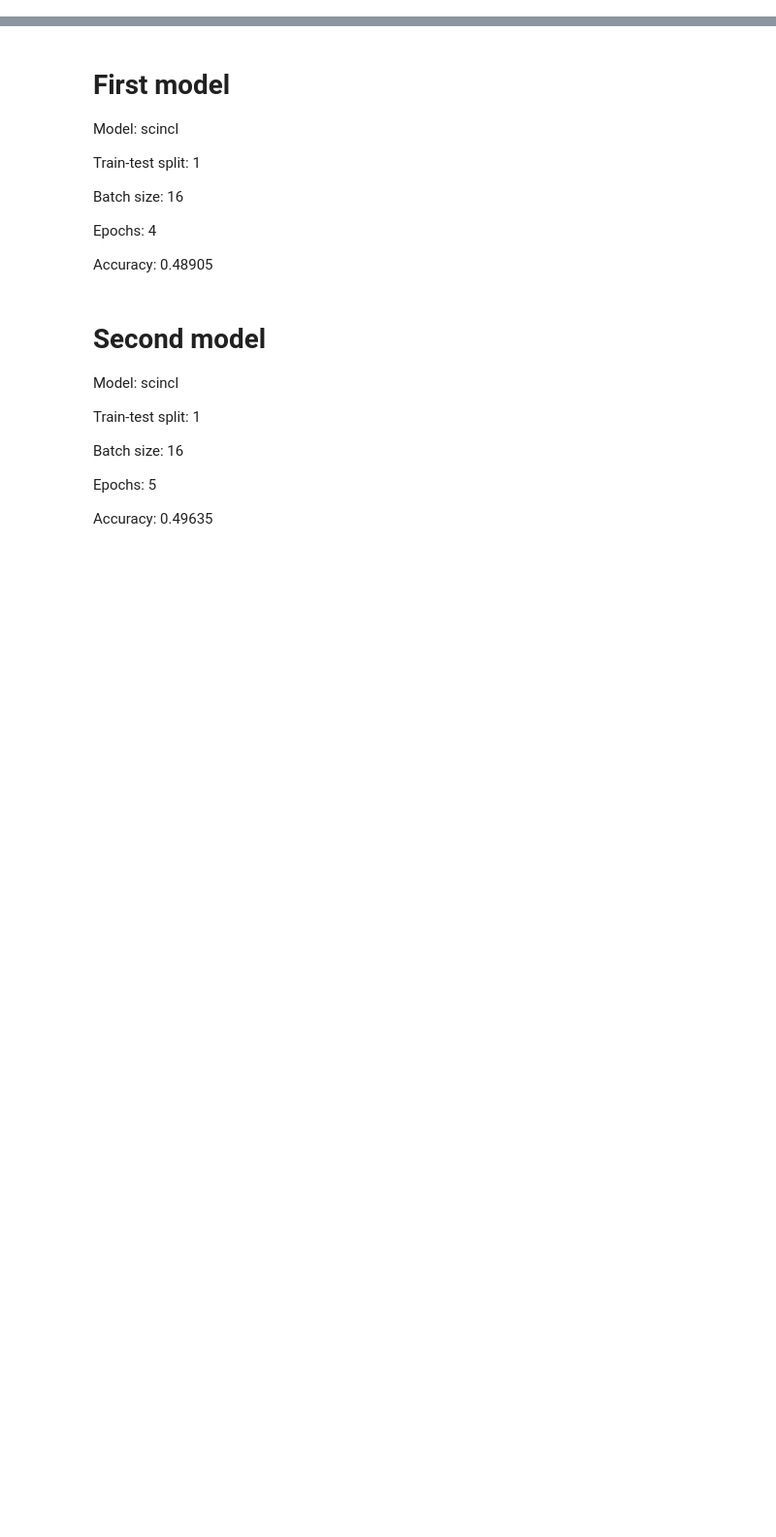
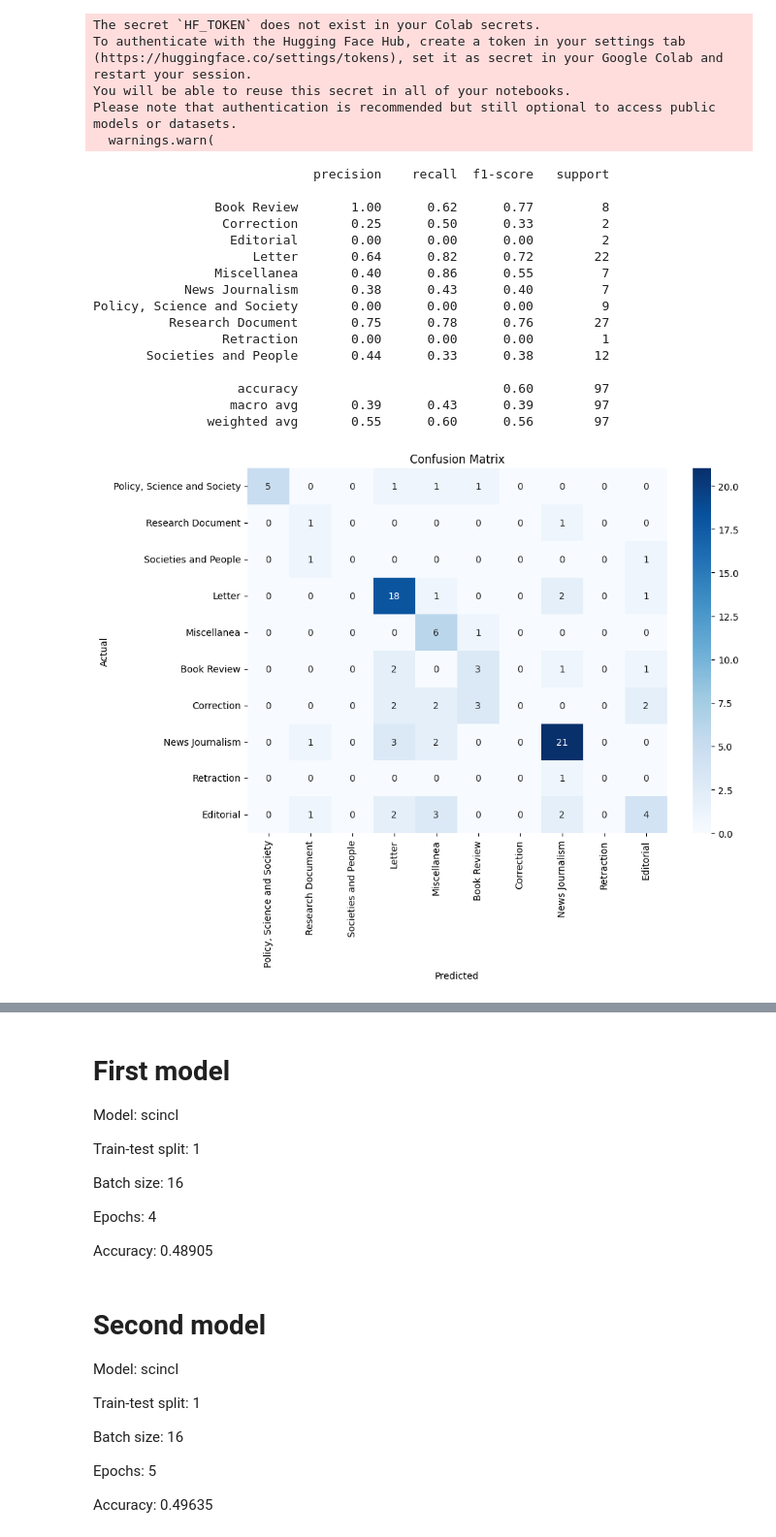
Before and after one commit to Anchor-head/ScienceGenreClassification, a Jupyter notebook: SetFit-SciBERT.ipynb, the cells around one changed output, grey strips where cells are left out. Shown: that part at 97% size. Saved outputs shown, nothing was run; the diff lists cells and outputs as text; code cells hidden in the pictures; blank space fills up the shorter version.

```diff
--- a/SetFit-SciBERT.ipynb
+++ b/SetFit-SciBERT.ipynb
@@ -5,0 +68,54 @@
+# %%
+from setfit import SetFitModel
+import pandas as pd
+from sklearn.metrics import classification_report, confusion_matrix
+import seaborn as sns
+import matplotlib.pyplot as plt
+
+# Load the dataset
+df = pd.read_parquet('test_split2.parquet')
+
+# Load a SetFit model
+model = SetFitModel.from_pretrained("model6")
+
+# Assuming df has a 'fullText' column for input and 'Document_subtype' for true labels
+preds = model.predict(df['fullText'])
+
+# Calculate and print evaluation metrics
+print(classification_report(df['Document_subtype'], preds))
+
+# Calculate confusion matrix
+cm = confusion_matrix(df['Document_subtype'], preds)
+
+# Visualize confusion matrix
+plt.figure(figsize=(10, 7))
+sns.heatmap(cm, annot=True, fmt='d', cmap='Blues',
+            xticklabels=df['Document_subtype'].unique(),
+            yticklabels=df['Document_subtype'].unique())
+plt.ylabel('Actual')
+plt.xlabel('Predicted')
+plt.title('Confusion Matrix')
+plt.show()
+# %% [output]
+The secret `HF_TOKEN` does not exist in your Colab secrets.
+To authenticate with the Hugging Face Hub, create a token in your settings tab (https://huggingface.co/settings/tokens), set it as secret in your Google Colab and restart your session.
+You will be able to reuse this secret in all of your notebooks.
+Please note that authentication is recommended but still optional to access public models or datasets.
+  warnings.warn(
+                             precision    recall  f1-score   support
+
+                Book Review       1.00      0.62      0.77         8
+                 Correction       0.25      0.50      0.33         2
+                  Editorial       0.00      0.00      0.00         2
+                     Letter       0.64      0.82      0.72        22
+                Miscellanea       0.40      0.86      0.55         7
+            News Journalism       0.38      0.43      0.40         7
+Policy, Science and Society       0.00      0.00      0.00         9
+          Research Document       0.75      0.78      0.76        27
+                 Retraction       0.00      0.00      0.00         1
+       Societies and People       0.44      0.33      0.38        12
+
+                   accuracy                           0.60        97
+                  macro avg       0.39      0.43      0.39        97
+               weighted avg       0.55      0.60      0.56        97
+[figure, added]
```
Also changed, not shown: parts of 4 cells of this notebook.
